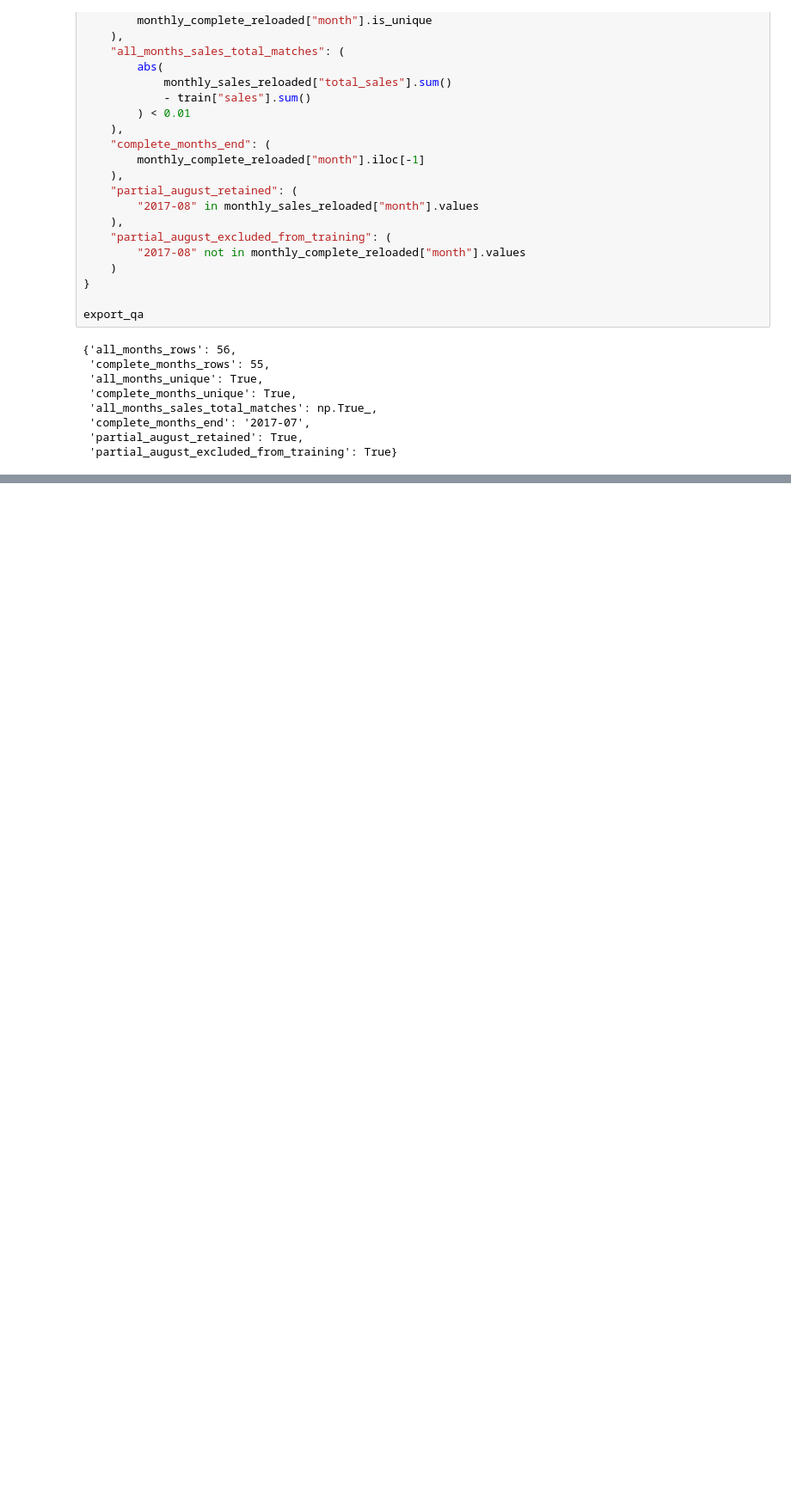
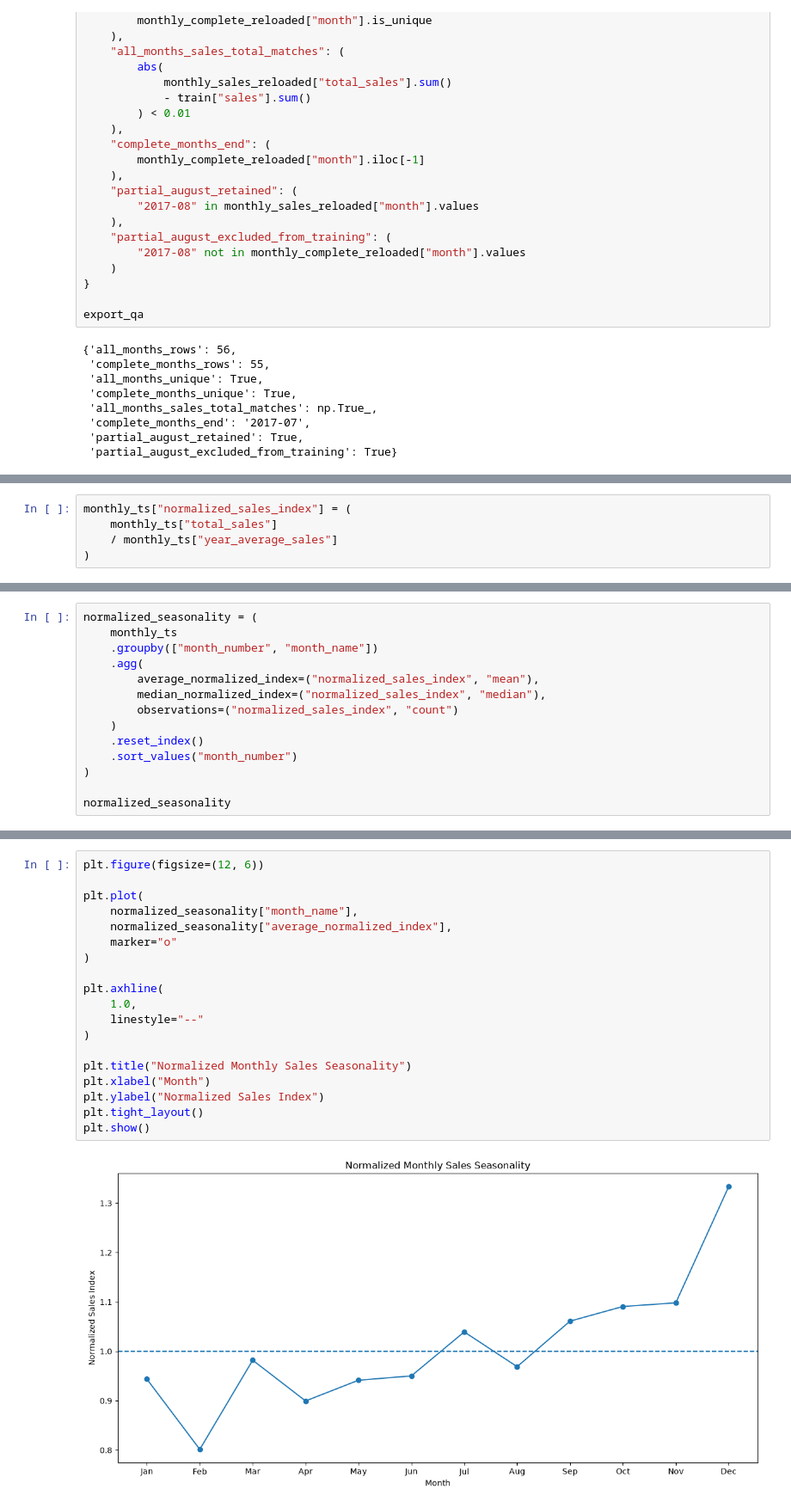
Before and after one commit to Abu-Hozaifa-Retail-Analyst/retail-sales-forecasting, a Jupyter notebook: notebooks/01_data_quality/02_initial_data_profiling.ipynb, the cells around one changed output, grey strips where cells are left out. Shown at 86% size. Drawn from its saved outputs; the diff is of its cells as text; blank space fills up the shorter version.

```diff
--- a/notebooks/01_data_quality/02_initial_data_profiling.ipynb
+++ b/notebooks/01_data_quality/02_initial_data_profiling.ipynb
@@ -7806,0 +8117,5 @@ export_qa
+# %%
+monthly_ts["normalized_sales_index"] = (
+    monthly_ts["total_sales"]
+    / monthly_ts["year_average_sales"]
+)
@@ -7806,0 +8124,14 @@ export_qa
+# %%
+normalized_seasonality = (
+    monthly_ts
+    .groupby(["month_number", "month_name"])
+    .agg(
+        average_normalized_index=("normalized_sales_index", "mean"),
+        median_normalized_index=("normalized_sales_index", "median"),
+        observations=("normalized_sales_index", "count")
+    )
+    .reset_index()
+    .sort_values("month_number")
+)
+
+normalized_seasonality
@@ -7806,0 +8154,21 @@ export_qa
+# %%
+plt.figure(figsize=(12, 6))
+
+plt.plot(
+    normalized_seasonality["month_name"],
+    normalized_seasonality["average_normalized_index"],
+    marker="o"
+)
+
+plt.axhline(
+    1.0,
+    linestyle="--"
+)
+
+plt.title("Normalized Monthly Sales Seasonality")
+plt.xlabel("Month")
+plt.ylabel("Normalized Sales Index")
+plt.tight_layout()
+plt.show()
+# %% [output]
+[figure, added]
```
Also changed, not shown: parts of 25 cells of this notebook, 1 other file.
